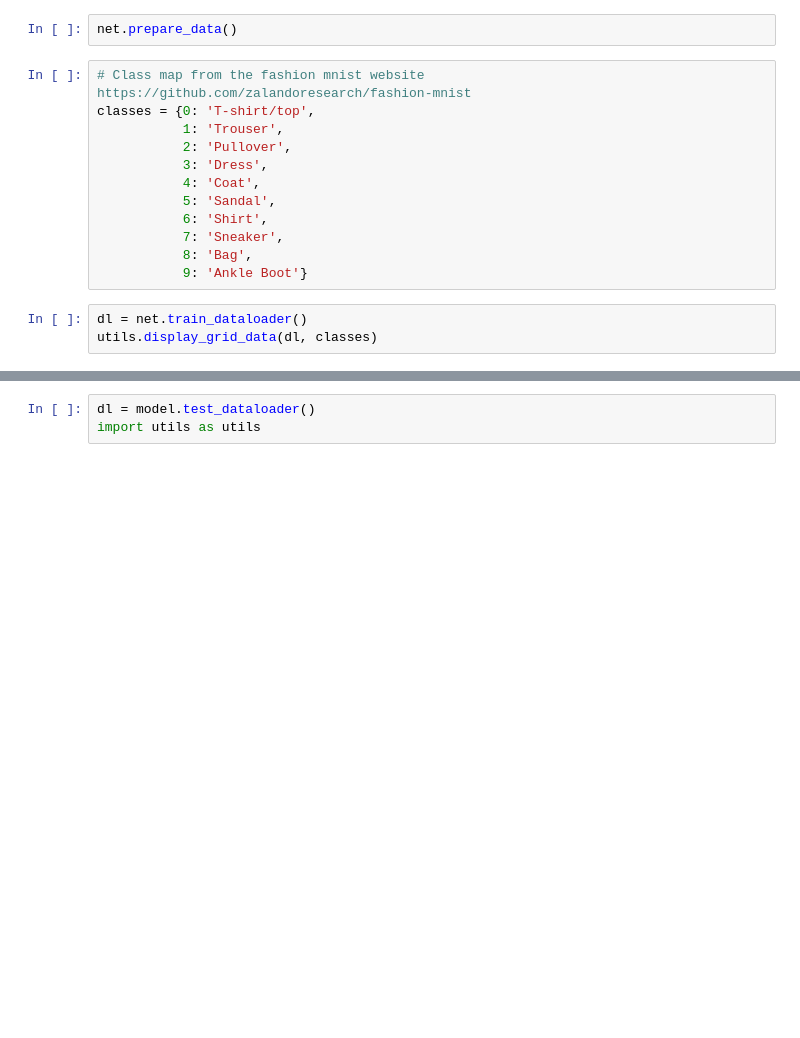
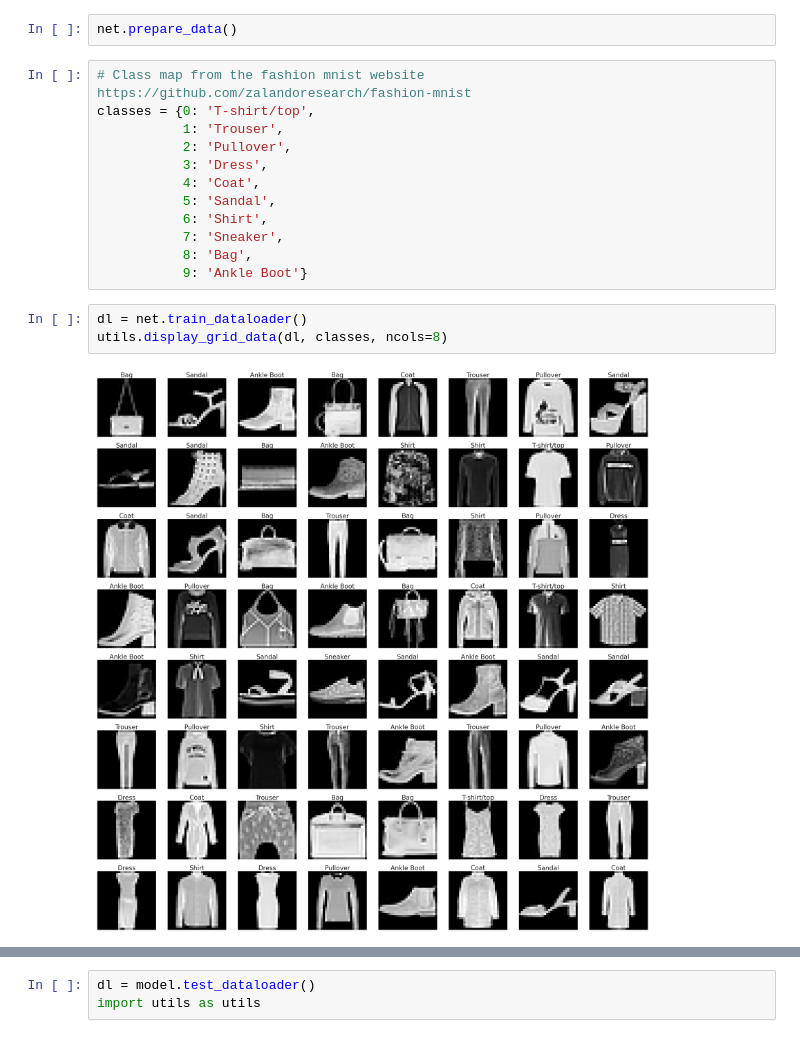
Before and after one commit to cgpadwick/pylightning, a Jupyter notebook: src/fashion_mnist_convnet.ipynb, the cells around one changed output, grey strips where cells are left out. Drawn from its saved outputs; the diff is of its cells as text; blank space fills up the shorter version.

```diff
--- a/src/fashion_mnist_convnet.ipynb
+++ b/src/fashion_mnist_convnet.ipynb
@@ -145,7 +149,9 @@ classes = {0: 'T-shirt/top',
            9: 'Ankle Boot'}
 # %%
 dl = net.train_dataloader()
-utils.display_grid_data(dl, classes)
+utils.display_grid_data(dl, classes, ncols=8)
+# %% [output]
+[figure, added]
 # %%
 # Setup lightning for reproducability between runs.  That way we can
 # make tweaks and see what the effect on performance is.  If we don't set this we will
```
Also changed, not shown: parts of 9 cells of this notebook, 4 other files.
